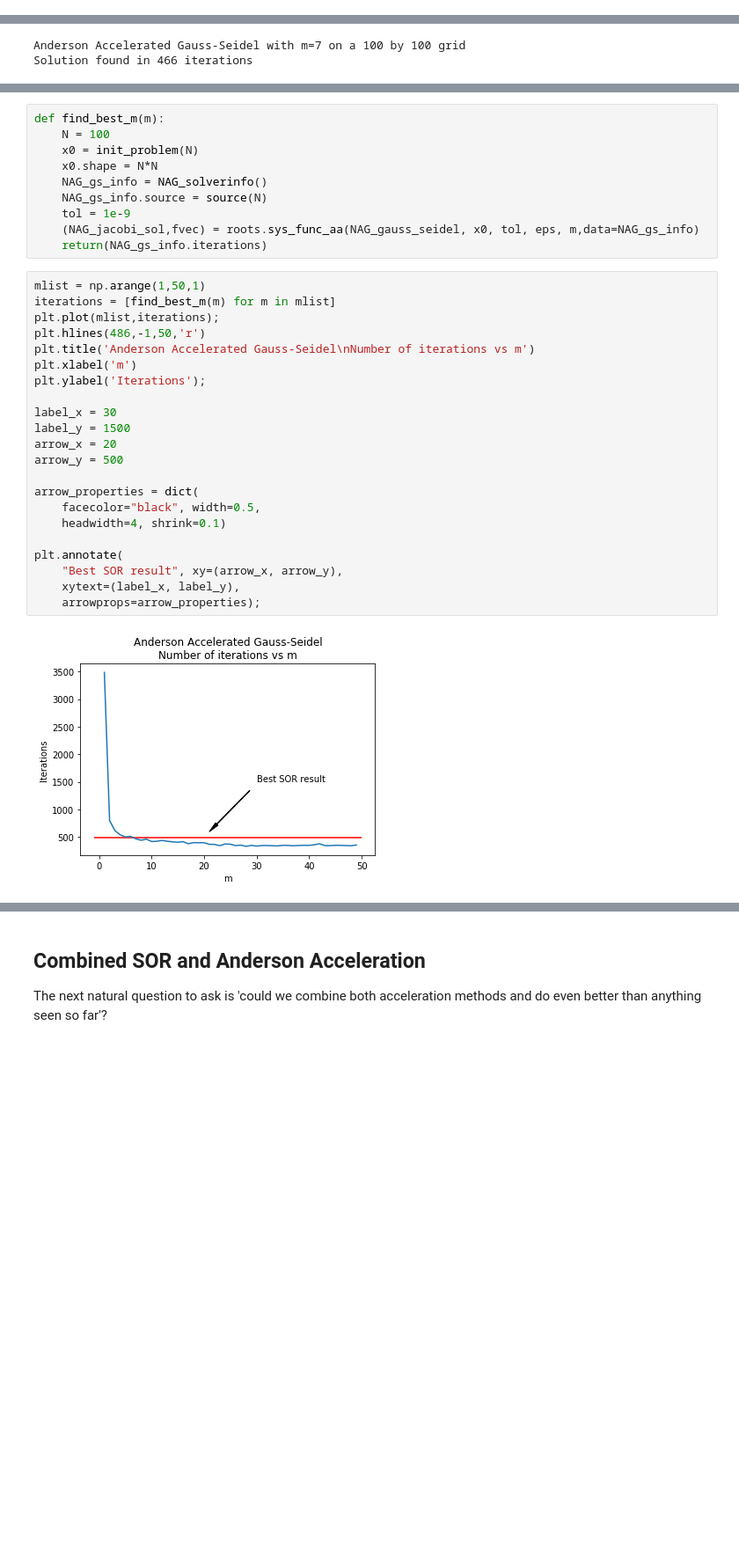
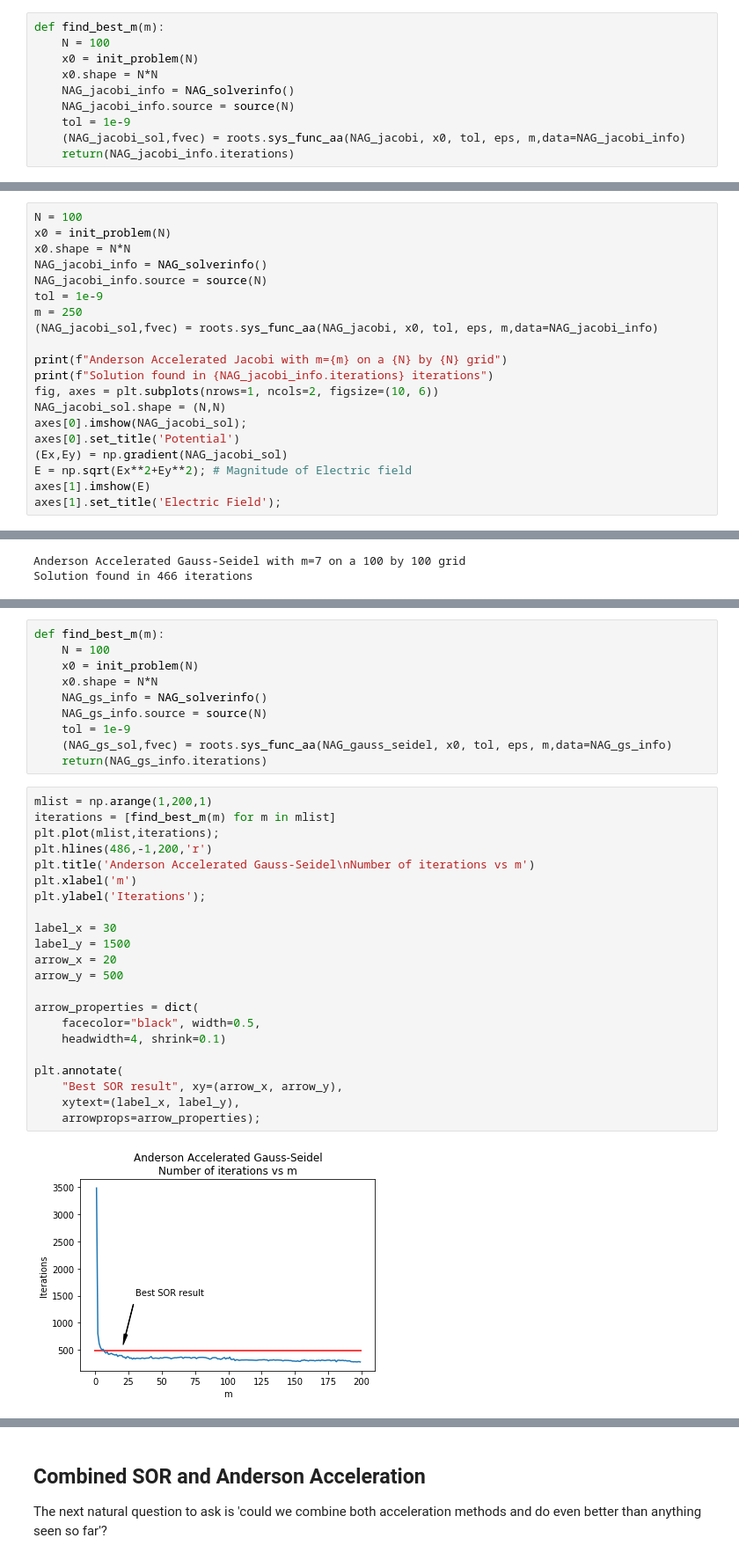
Before and after one commit to numericalalgorithmsgroup/NAGPythonExamples, a Jupyter notebook: roots/Anderson_Acceleration_Poisson.ipynb, the cells around one changed output, grey strips where cells are left out. Shown: that part at 88% size. Drawn from its saved outputs; the diff is of its cells as text; blank space fills up the shorter version.

```diff
--- a/roots/Anderson_Acceleration_Poisson.ipynb
+++ b/roots/Anderson_Acceleration_Poisson.ipynb
@@ -508,0 +511,10 @@ Solution found in 5437 iterations
+# %%
+def find_best_m(m):
+    N = 100
+    x0 = init_problem(N)
+    x0.shape = N*N
+    NAG_jacobi_info = NAG_solverinfo()
+    NAG_jacobi_info.source = source(N)
+    tol = 1e-9
+    (NAG_jacobi_sol,fvec) = roots.sys_func_aa(NAG_jacobi, x0, tol, eps, m,data=NAG_jacobi_info)
+    return(NAG_jacobi_info.iterations)
@@ -508,0 +532,20 @@ Solution found in 5437 iterations
+# %%
+N = 100
+x0 = init_problem(N)
+x0.shape = N*N
+NAG_jacobi_info = NAG_solverinfo()
+NAG_jacobi_info.source = source(N)
+tol = 1e-9
+m = 250
+(NAG_jacobi_sol,fvec) = roots.sys_func_aa(NAG_jacobi, x0, tol, eps, m,data=NAG_jacobi_info)
+
+print(f"Anderson Accelerated Jacobi with m={m} on a {N} by {N} grid")
+print(f"Solution found in {NAG_jacobi_info.iterations} iterations")
+fig, axes = plt.subplots(nrows=1, ncols=2, figsize=(10, 6))
+NAG_jacobi_sol.shape = (N,N)
+axes[0].imshow(NAG_jacobi_sol);
+axes[0].set_title('Potential')
+(Ex,Ey) = np.gradient(NAG_jacobi_sol)
+E = np.sqrt(Ex**2+Ey**2); # Magnitude of Electric field
+axes[1].imshow(E)
+axes[1].set_title('Electric Field');
@@ -568,30 +617,30 @@ def find_best_m(m):
     NAG_gs_info = NAG_solverinfo()
     NAG_gs_info.source = source(N)
     tol = 1e-9
-    (NAG_jacobi_sol,fvec) = roots.sys_func_aa(NAG_gauss_seidel, x0, tol, eps, m,data=NAG_gs_info)
+    (NAG_gs_sol,fvec) = roots.sys_func_aa(NAG_gauss_seidel, x0, tol, eps, m,data=NAG_gs_info)
     return(NAG_gs_info.iterations)
 # %%
-mlist = np.arange(1,50,1)
+mlist = np.arange(1,200,1)
 iterations = [find_best_m(m) for m in mlist]
 plt.plot(mlist,iterations);
-plt.hlines(486,-1,50,'r')
+plt.hlines(486,-1,200,'r')
 plt.title('Anderson Accelerated Gauss-Seidel\nNumber of iterations vs m')
 plt.xlabel('m')
 plt.ylabel('Iterations');
 
 label_x = 30
 label_y = 1500
 arrow_x = 20
 arrow_y = 500
 
 arrow_properties = dict(
     facecolor="black", width=0.5,
     headwidth=4, shrink=0.1)
 
 plt.annotate(
     "Best SOR result", xy=(arrow_x, arrow_y),
     xytext=(label_x, label_y),
     arrowprops=arrow_properties);
 # %% [output]
-[figure, old version]
+[figure, new version]
 # %% [markdown]
```
Also changed, not shown: parts of 17 cells of this notebook.
